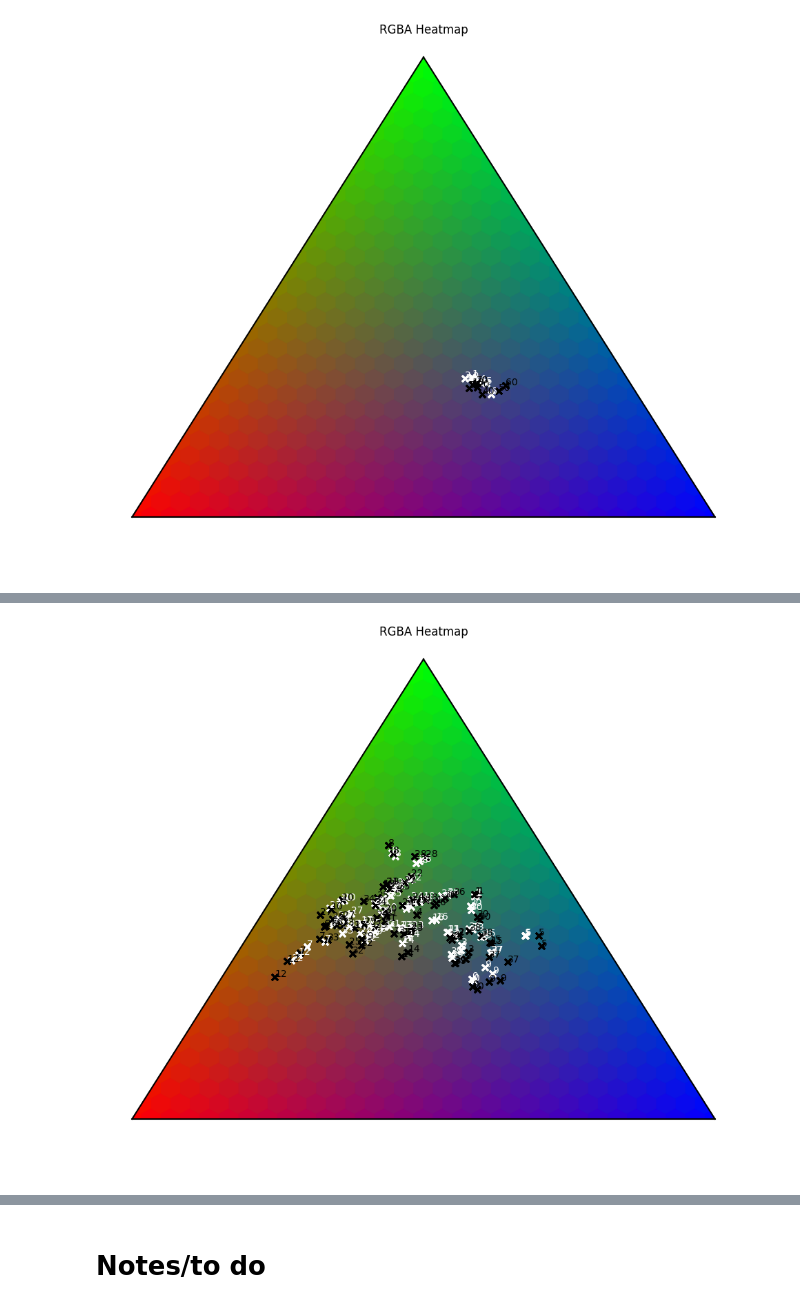
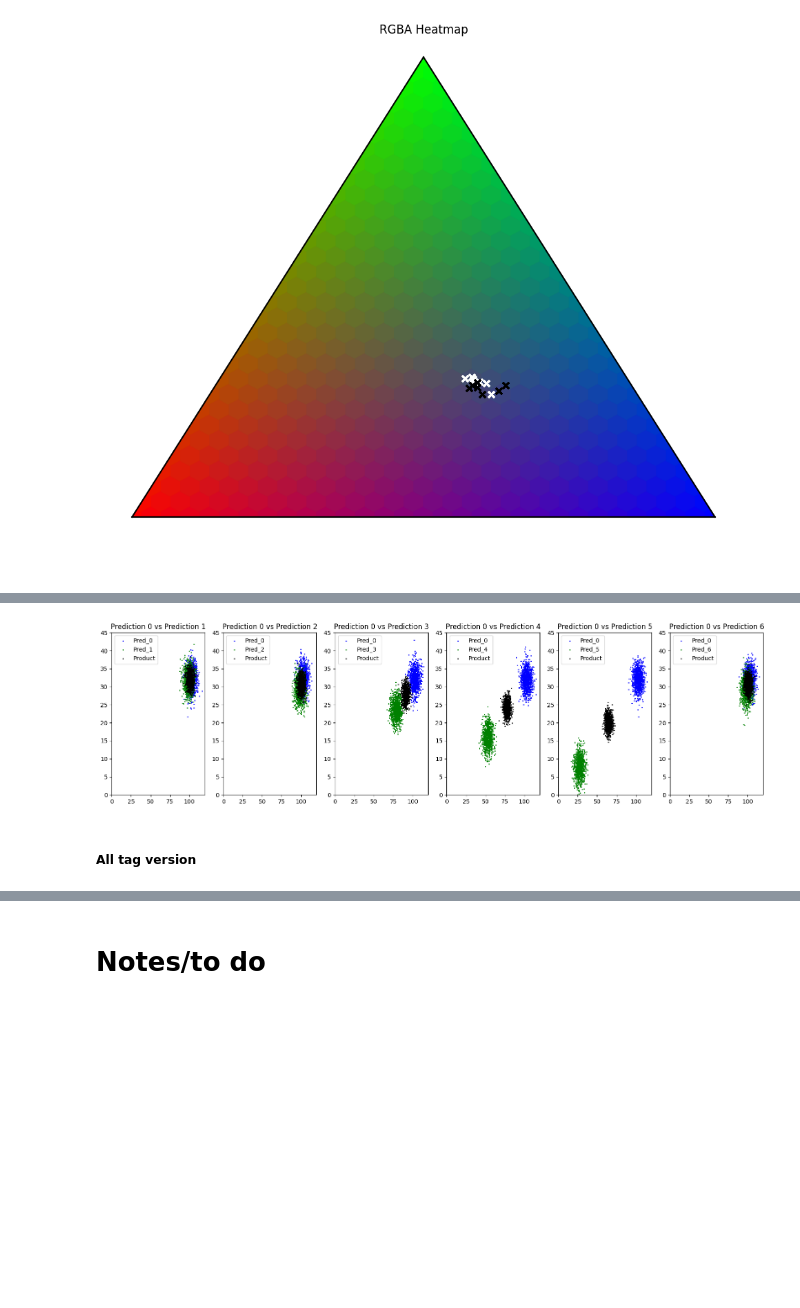
Before and after one commit to acb21kb/bumblebee-tags, a Jupyter notebook: open_files.ipynb, the cells around one changed output, grey strips where cells are left out. Saved outputs shown, nothing was run; the diff lists cells and outputs as text; code cells hidden in the pictures; blank space fills up the shorter version.

```diff
--- a/open_files.ipynb
+++ b/open_files.ipynb
@@ -530,23 +477,5 @@ allTagPredictions
 #     error = np.array(realImg)
 #     plt.imshow(error, clim=[0,255])
 #     plt.colorbar()
-# %%
-# Inverse Hessian can be used as covariance of the Gaussian
-covA = np.linalg.inv(tag0HessInv[0])
-covB = np.linalg.inv(tag0HessInv[1])
-
-# Maximum-likelihood estimation gives the mean of the Gaussian
-# meanA = np.matrix.mean(hessA)
-# meanB = np.matrix.mean(hessB)
-
-# x = np.random.multivariate_normal(meanA, covA, 1000)
-# plt.scatter(x[:, 0], x[:, 1], 1, color='b')
-# x = np.random.multivariate_normal(meanB, covB, 1000)
-# plt.scatter(x[:,0], x[:, 1], 1, color='g')
-
-# covC = np.linalg.inv(np.linalg.inv(covA) + np.linalg.inv(covB))
-# meanC = covC @ ((np.linalg.inv(covA) @ meanA + np.linalg.inv(covB) @ meanB))
-# x = np.random.multivariate_normal(meanC,covC,1000)
-# plt.scatter(x[:,0],x[:,1],1,color='black')
 # %% [markdown]
 ### Plot colours - original vs resconstructed
@@ -589,0 +560,28 @@ plotHeatmap2(originalTuple, predTuple, label, label2, scale)
+# %%
+# Inverse Hessian can be used as covariance of the Gaussian
+covA = np.linalg.inv(tag0HessInv[0][2:5,2:5])
+# Maximum-likelihood estimation gives the mean of the Gaussian
+meanA = tag0X[0][2:5]
+
+_, ax = plt.subplots(1, 6, figsize=(20, 5))
+plt.setp(ax, xlim=(0, 120), ylim=(0, 45))
+plt.title("Product of Gaussian densities of")
+for i in range(1, 7):
+    covB = np.linalg.inv(tag0HessInv[i][2:5,2:5])
+    meanB = tag0X[i][2:5]
+
+    x = mvn(meanA, covA, 1000)
+    ax[i-1].scatter(x[:,0], x[:,1], 1, color='b', label="Pred_0")
+    x = mvn(meanB, covB, 1000)
+    ax[i-1].scatter(x[:,0], x[:,1], 1, color='g', label="Pred_"+str(i))
+
+    covC = np.linalg.inv(np.linalg.inv(covA) + np.linalg.inv(covB))
+    meanC = covC @ ((np.linalg.inv(covA) @ meanA + np.linalg.inv(covB) @ meanB))
+    x = mvn(meanC, covC, 1000)
+    ax[i-1].scatter(x[:,0], x[:,1], 1, color='black', label="Product")
+    ax[i-1].set_title("Prediction 0 vs Prediction "+str(i))
+    ax[i-1].legend()
+# %% [output]
+[figure, added]
+# %% [markdown]
+##### All tag version
@@ -590,16 +600,11 @@ plotHeatmap2(originalTuple, predTuple, label, label2, scale)
 # %%
-tagPredColours = []
-for p in allTagPredictions['Reconstruction']:
-    pred = np.array(p).reshape((16,16))
-    r, g, b = getPixels((0, 16, 0, 16), pred)
-    tagPredColours.append([r, g, b])
+# tagPredColours = []
+# for p in allTagPredictions['Reconstruction']:
+#     pred = np.array(p).reshape((16,16))
+#     r, g, b = getPixels((0, 16, 0, 16), pred)
+#     tagPredColours.append([r, g, b])
 
-labelV1 = [i for i in allTags['Label'].iloc[:80]]
-labelV2 = [i for i in allTagPredictions['Tag']]
-
-originalTuple1 = [[x['Red']*scale, x['Green']*scale, x['Blue']*scale] for index, x in allTags.iloc[:80].iterrows()]
-predTuple1 = [[y[0]*scale, y[1]*scale, y[2]*scale] for y in tagPredColours]
-plotHeatmap2(originalTuple1, predTuple1, labelV1, labelV2, scale)
+# originalTuple1 = [[x['Red']*scale, x['Green']*scale, x['Blue']*scale] for index, x in allTags.iloc[:80].iterrows()]
+# predTuple1 = [[y[0]*scale, y[1]*scale, y[2]*scale] for y in tagPredColours]
+# plotHeatmap2(originalTuple1, predTuple1, scale)
-# %% [output]
-[figure, removed]
 # %%
```
Also changed, not shown: parts of 22 cells of this notebook.
